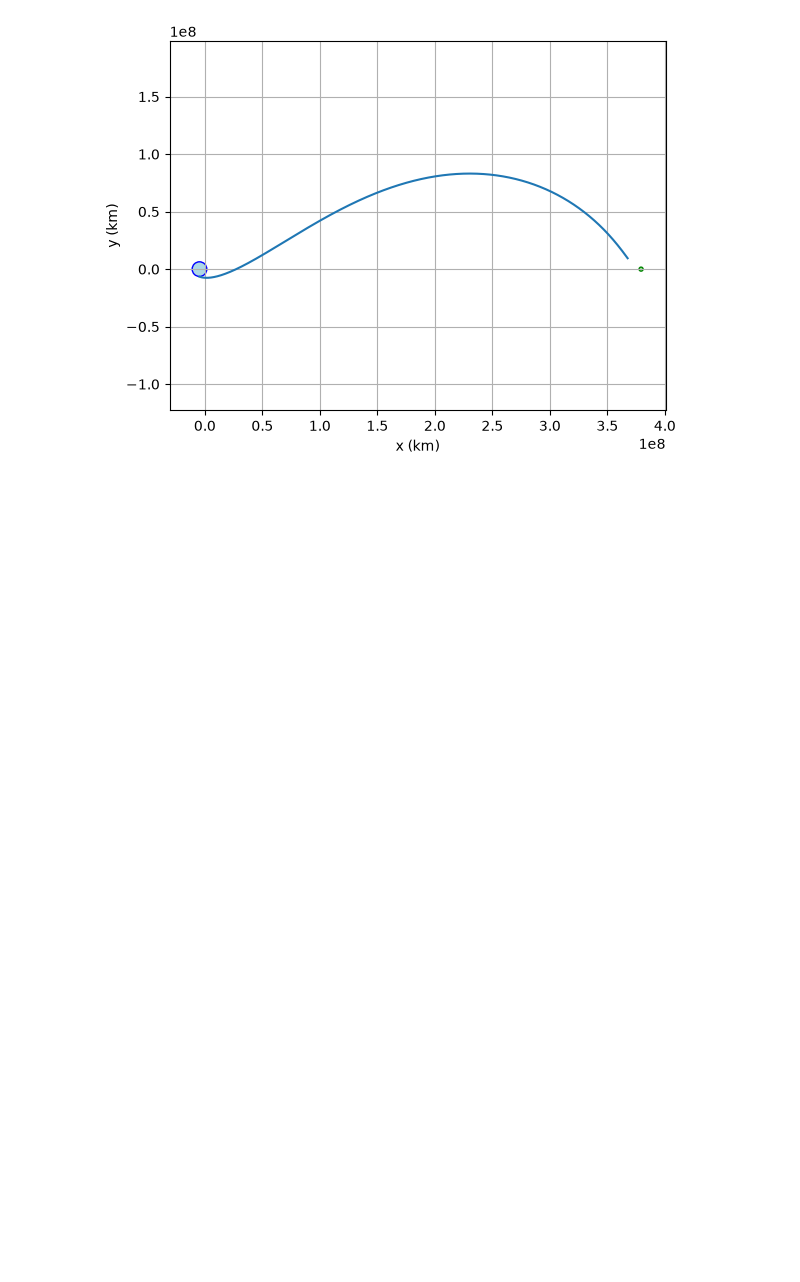
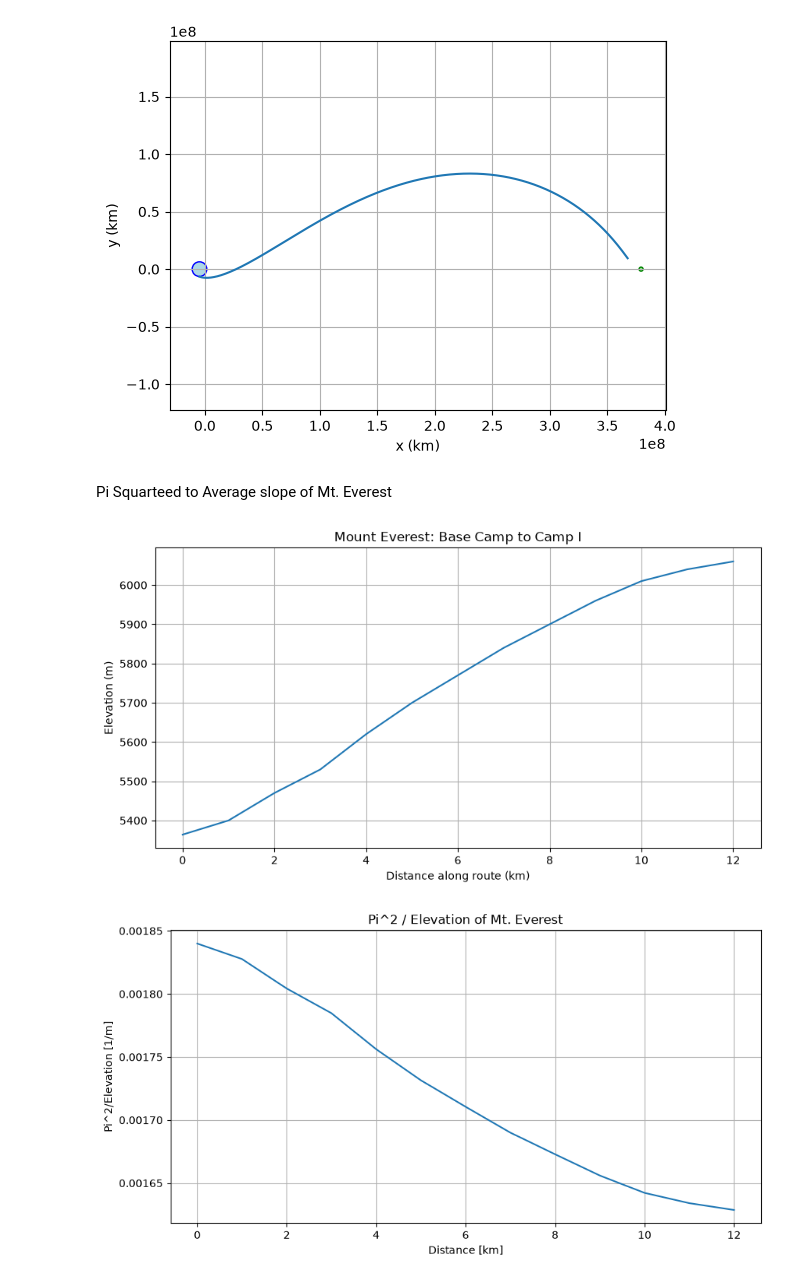
Before and after one commit to LeeroyJenkins007/AYCNFS, a Jupyter notebook: notebooks/integrators.ipynb, the cells around one changed output. Cells and saved outputs as stored; diff of their text form; code cells hidden in the pictures; blank space fills up the shorter version.

```diff
--- a/notebooks/integrators.ipynb
+++ b/notebooks/integrators.ipynb
@@ -133,3 +133,63 @@ ax.add_patch(moon)
 # %% [output]
 <matplotlib.patches.Circle at 0x...>
 [figure]
+# %% [markdown]
+Pi Squarteed to Average slope of Mt. Everest
+# %%
+import numpy as np
+import matplotlib.pyplot as plt
+
+# Distance along climbing route (km)
+distance = np.array([
+    0.0,
+    1.0,
+    2.0,
+    3.0,
+    4.0,
+    5.0,
+    6.0,
+    7.0,
+    8.0,
+    9.0,
+    10.0,
+    11.0,
+    12.0
+])
+
+# Elevation above sea level (m)
+elevation = np.array([
+    5364,
+    5400,
+    5470,
+    5530,
+    5620,
+    5700,
+    5770,
+    5840,
+    5900,
+    5960,
+    6010,
+    6040,
+    6060
+])
+
+plt.figure(figsize=(10, 5))
+plt.plot(distance, elevation)
+plt.xlabel("Distance along route (km)")
+plt.ylabel("Elevation (m)")
+plt.title("Mount Everest: Base Camp to Camp I")
+plt.grid(True)
+plt.show()
+
+pi2 =  math.pi**2
+
+plt.figure(figsize=(10, 5))
+plt.plot(distance, pi2/elevation)
+plt.xlabel("Distance [km]")
+plt.ylabel("Pi^2/Elevation [1/m]")
+plt.title("Pi^2 / Elevation of Mt. Everest")
+plt.grid(True)
+plt.show()
+# %% [output]
+[figure, added]
+[figure, added]
```
